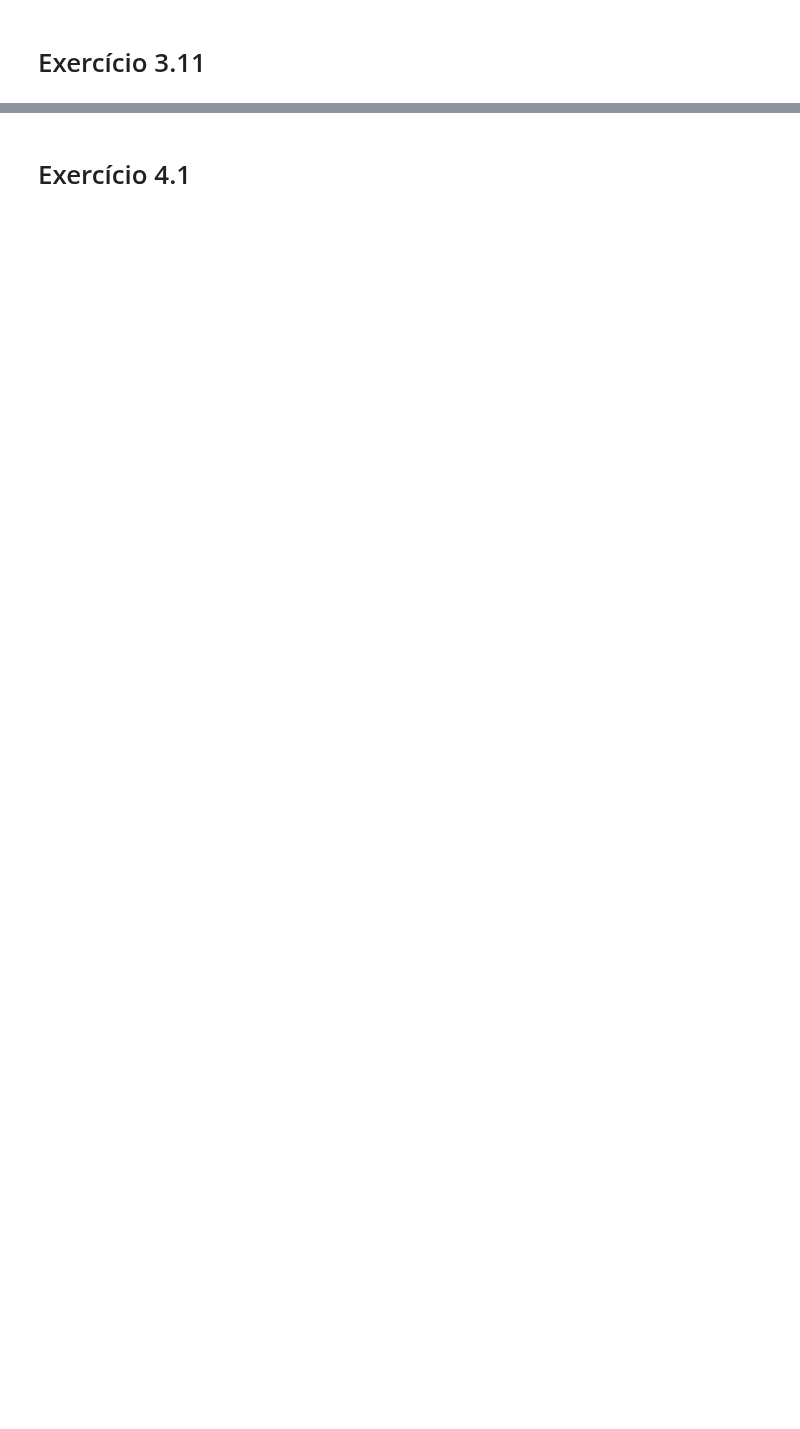
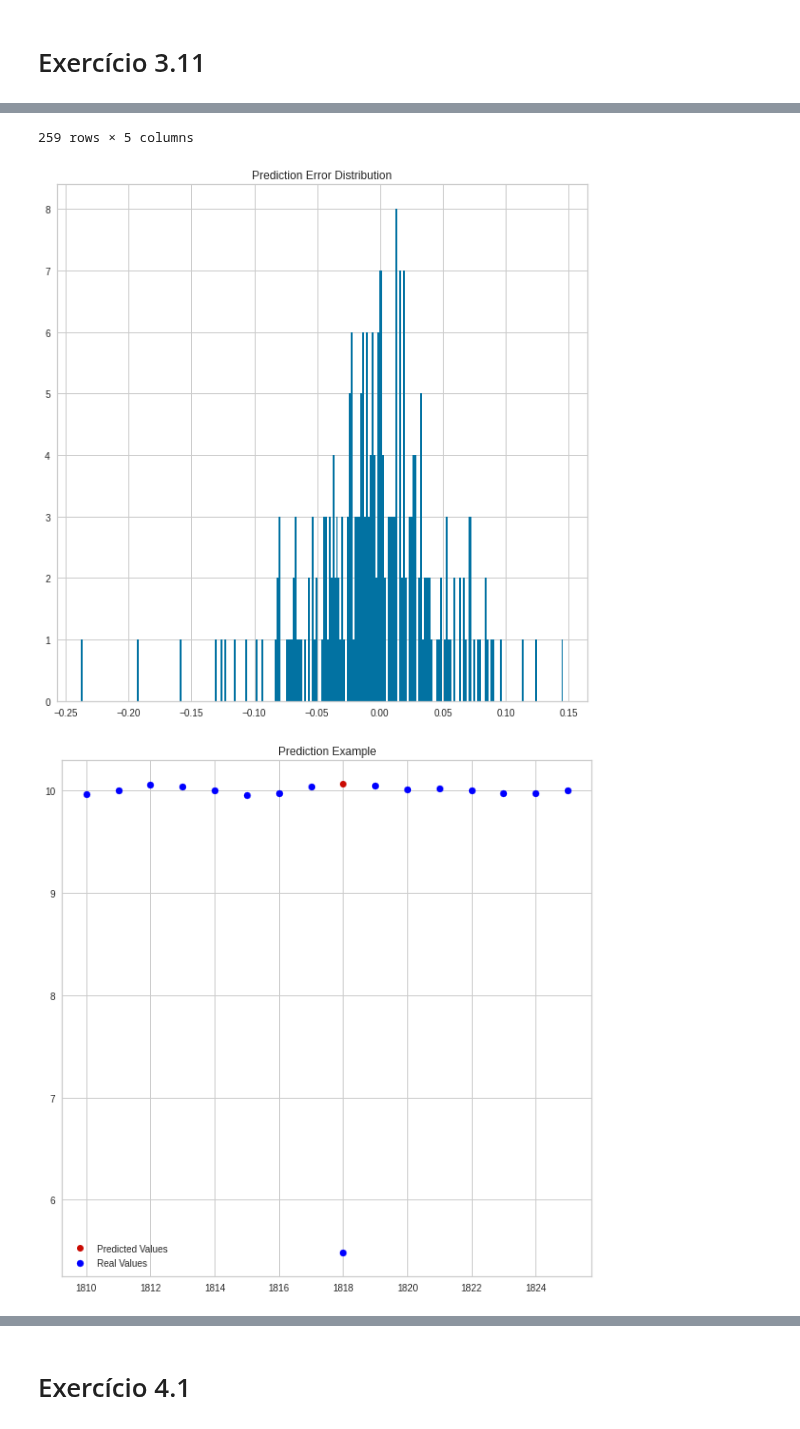
Before and after one commit to leonorcoelh0/TCD, a Jupyter notebook: Code/mainActivity.ipynb, the cells around one changed output, grey strips where cells are left out. Cells and saved outputs as stored; diff of their text form; code cells hidden in the pictures; blank space fills up the shorter version.

```diff
--- a/Code/mainActivity.ipynb
+++ b/Code/mainActivity.ipynb
@@ -790,0 +733,62 @@ NameError: name 'zscore' is not defined
+# %%
+def ex3_11(data):
+    [inj_data, outliers, non_outliers] = outlier_injection(data, 10)
+
+    frame = {
+        'Real Values': data,
+        'Transformed Values': inj_data,
+        'Predicted Values': None,
+        'Was Predicted': [False for _ in range(len(inj_data))],
+        'Category': ['Non Outlier' for _ in range(len(inj_data))]
+    }
+
+    df = pd.DataFrame(frame)
+    df.loc[df.index.isin(outliers.index), 'Category'] = 'Outlier'
+    df = df.reset_index(drop=True)
+
+    for index in df.loc[df['Category'] == 'Outlier'].index.tolist():
+        if index < int(np.floor(window_size/2)):
+            continue
+        else:
+            window = df.loc[index-int(np.floor(window_size/2)):index-1]
+            aux_window = df.loc[index+1:index+int(np.floor(window_size/2))]
+
+            window = window.append(aux_window)
+
+            if not (window.loc[window['Category'] == 'Outlier'].empty) :
+                continue
+
+            p = LOO(window['Transformed Values'].tolist(), [i for i in range(3, num_p+1, 2)], 'centered')
+            betas = linear_model_center(window['Transformed Values'].tolist(), p)
+
+            prediction = betas[0]
+            values = df.loc[index-(len(betas)/2):index-1]
+            values = values.append(df.loc[index+1:index+(len(betas)/2)])
+            for i in range(1, len(betas)):
+                prediction += float(betas[i] * values['Transformed Values'].tolist()[i-1])
+            df.loc[index, ['Predicted Values']] = prediction
+            df.loc[index, ['Was Predicted']] = True
+
+    display(df.loc[df['Was Predicted']])
+
+    plt.figure(figsize=(10, 10))
+    plt.title('Prediction Error Distribution')
+    plt.hist(df.loc[df['Was Predicted']]['Real Values']-df.loc[df['Was Predicted']]['Predicted Values'], bins=len(df.loc[df['Was Predicted']]))
+
+    outliers_sample = df.loc[df['Was Predicted']].sample(5)
+    for index, row in outliers_sample.iterrows():
+        window = df[index-round(window_size/2):index+round(window_size/2)]
+        plt.figure(figsize=(10, 10))
+        plt.title('Prediction Example')
+        plt.scatter(window.index.tolist(), window['Transformed Values'], color='blue', label='Real Values')
+        plt.plot(index, row['Predicted Values'], 'ro', label='Predicted Values')
+        plt.legend()
+
+    plt.figure(figsize=(10, 10))
+    plt.title('Outlier Values vs. Predicted Values')
+    plt.scatter(df.loc[df['Was Predicted']].index.tolist(), df.loc[df['Was Predicted']]['Transformed Values'], color='red', label='Outlier Values')
+    plt.scatter(df.loc[df['Was Predicted']].index.tolist(), df.loc[df['Was Predicted']]['Predicted Values'], color='blue', label='Predicted Values')
+    plt.legend()
+
+ex3_11(data_mod.loc[data_mod['Label'] == 1]['Acc'])
+# %% [output]
@@ -790,0 +810,3 @@ NameError: name 'zscore' is not defined
+259 rows × 5 columns
+[figure, added]
+[figure, added]
```
Also changed, not shown: parts of 7 cells of this notebook.
